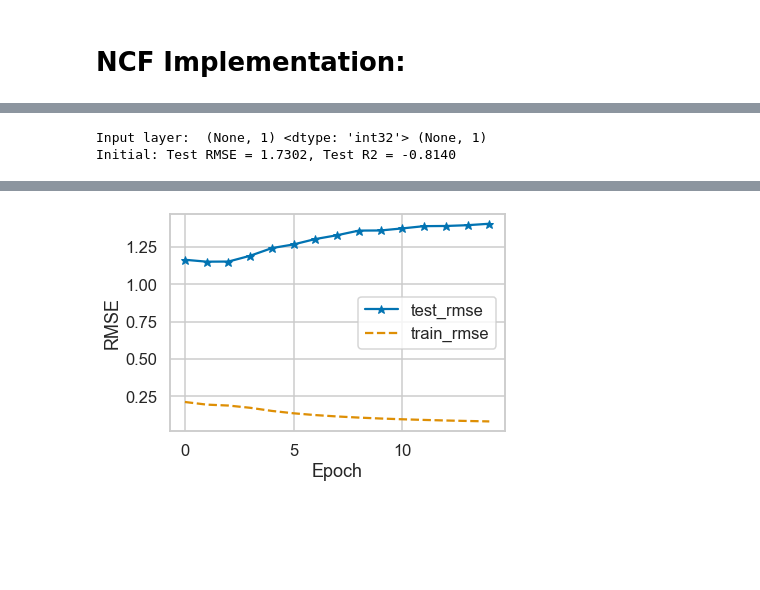
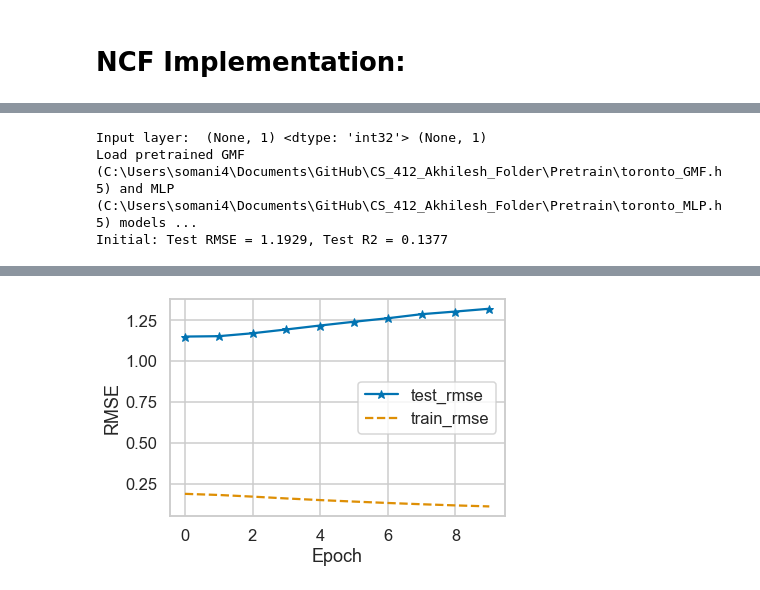
Before and after one commit to akhilesh-somani/Restaurant_Recommendation_System, a Jupyter notebook: Our_Approach.ipynb, the cells around one changed output, grey strips where cells are left out. Cells and saved outputs as stored; diff of their text form; code cells hidden in the pictures; blank space fills up the shorter version.

```diff
--- a/Our_Approach.ipynb
+++ b/Our_Approach.ipynb
@@ -698,6 +795,13 @@ def load_pretrain_model(model, gmf_model, mlp_model, num_layers):
     return model
 # %%
 # Build and compile, and check initial performance
+mf_dim = num_factors
+layers = layers.copy()
+reg_layers = reg_layers.copy()
+reg_mf = 0
+mf_pretrain = model_out_file_gmf
+mlp_pretrain = model_out_file_mlp
+
 model = get_ncf_model(num_users, num_items, mf_dim, layers, reg_layers, reg_mf)
 
 if learner.lower() == "adagrad":
@@ -719,15 +823,23 @@ if mf_pretrain != '' and mlp_pretrain != '':
     print("Load pretrained GMF (%s) and MLP (%s) models done. " %(mf_pretrain, mlp_pretrain))
 
 # Initial performance
-(mse, r2) = evaluate_model(model, X_test, y_test, evaluation_threads)
+(mse, r2) = evaluate_model(model, X_test, y_test)
 print('Initial: Test RMSE = %.4f, Test R2 = %.4f' % (np.sqrt(mse), r2))
 # %% [output]
 Input layer:  (None, 1) <dtype: 'int32'> (None, 1)
-Initial: Test RMSE = 1.7302, Test R2 = -0.8140
+Load pretrained GMF (C:\Users\somani4\Documents\GitHub\CS_412_Akhilesh_Folder\Pretrain\toronto_GMF.h5) and MLP (C:\Users\somani4\Documents\GitHub\CS_412_Akhilesh_Folder\Pretrain\toronto_MLP.h5) models ...
+Initial: Test RMSE = 1.1929, Test R2 = 0.1377
 # %%
 # Training and testing model
+mf_dim = num_factors
+layers = layers.copy()
+reg_layers = reg_layers.copy()
+reg_mf = 0
+mf_pretrain = model_out_file_gmf
+mlp_pretrain = model_out_file_mlp
+
 current_folder = os.getcwd()
-model_out_file_ncf = current_folder + '\Pretrain\%s_NeuMF_%d_%s_%d.h5' %(args.dataset, mf_dim, args.layers, time())
+model_out_file_ncf = current_folder + '\\Pretrain\\toronto_NeuMF.h5'
 
 train_loss, val_loss = [], []
 test_rmse, test_r2 = [], []
@@ -749,21 +861,28 @@ for epoch in range(num_epochs):
     t2 = time()
 
     # Evaluation
-    if epoch % verbose == 0:
-        (mse, r2) = evaluate_model(model, X_test, y_test, evaluation_threads)
+    (mse, r2) = evaluate_model(model, X_test, y_test)
 
-        test_rmse.append(np.sqrt(mse))
-        test_r2.append(r2)
+    test_rmse.append(np.sqrt(mse))
+    test_r2.append(r2)
 
-        print('Epoch %d [%.1f s]: Test RMSE = %.4f, Test R2 = %.4f, Train Loss = %.4f [%.1f s]'
-              % (epoch + 1,  t2 - t1, test_rmse[-1], test_r2[-1], train_loss[-1], time() - t2))
+    print('Epoch %d [%.1f s]: Test RMSE = %.4f, Test R2 = %.4f, Train Loss = %.4f [%.1f s]'
+          % (epoch + 1,  t2 - t1, test_rmse[-1], test_r2[-1], train_loss[-1], time() - t2))
 
-        if mse < best_mse:
-            best_mse, best_r2, best_iter = mse, r2, epoch
-            if args.out > 0:
-                model.save_weights(model_out_file_ncf, overwrite=True)
+    if mse < best_mse:
+        best_mse, best_r2, best_iter = mse, r2, epoch
+        if out > 0:
+            model.save_weights(model_out_file_ncf, overwrite=True)
 
-print("End. Best Iteration %d:  RMSE = %.4f, R2 = %.4f. " %(best_iter, np.sqrt(best_mse), best_r2))
-if args.out > 0:
+print("End. Best Epoch %d:  RMSE = %.4f, R2 = %.4f. " %(best_iter + 1, np.sqrt(best_mse), best_r2))
+if out > 0:
     print("The best NeuMF model is saved")
+
+
+plt.plot(test_rmse, '*-', label = 'test_rmse')
+plt.plot(train_loss, '--', label = 'train_rmse')
+plt.legend()
+plt.xlabel('Epoch')
+plt.ylabel('RMSE')
+plt.show()
 # %% [output]
@@ -786,9 +901 @@ End. Best Iteration 1:  RMSE = 1.1516, R2 = 0.1965.
+[figure, added]
-# %%
-plt.plot(test_rmse, '*-', label = 'test_rmse')
-plt.plot(train_loss, '--', label = 'train_rmse')
-plt.legend()
-plt.xlabel('Epoch')
-plt.ylabel('RMSE')
-plt.show()
-# %% [output]
-[figure, removed]
```
Also changed, not shown: parts of 32 cells of this notebook.
